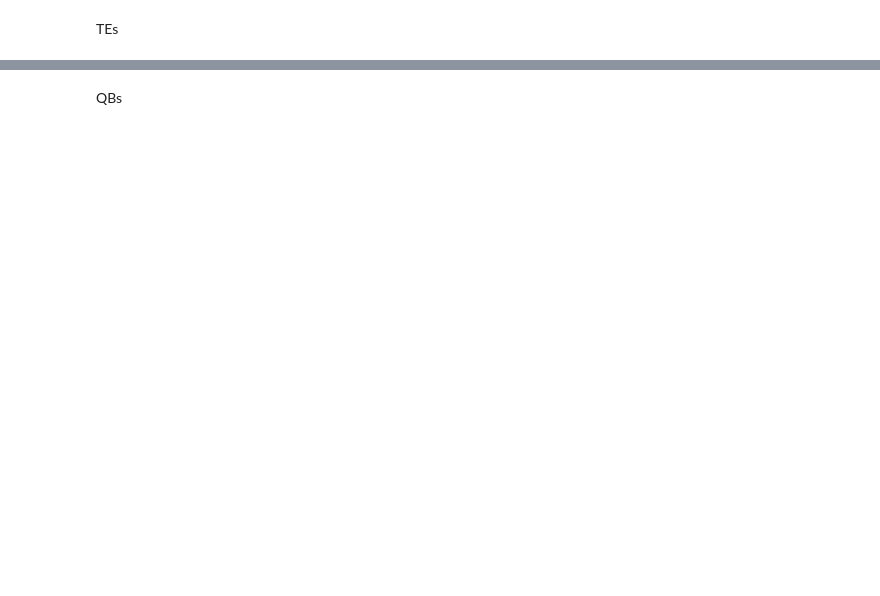
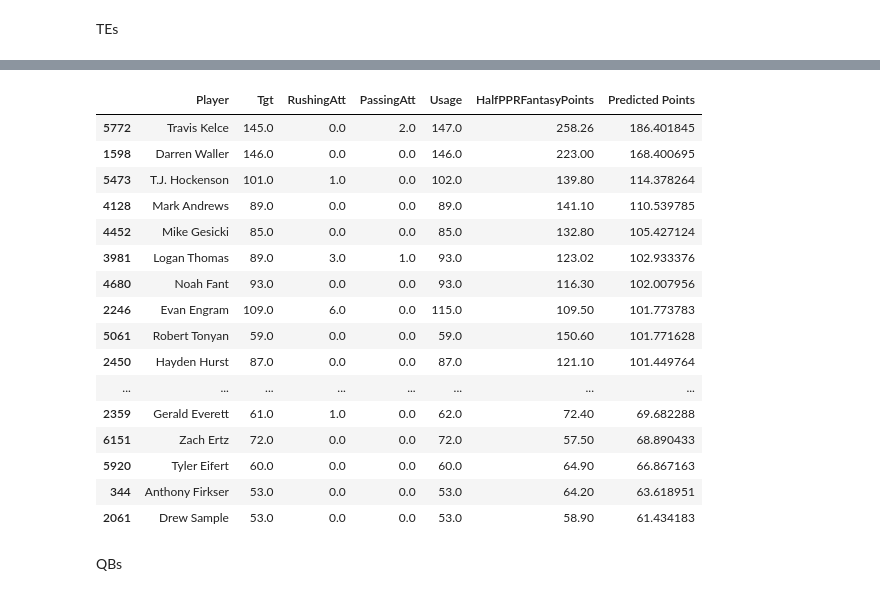
Before and after one commit to srtalaie/FFDataProject, a Jupyter notebook: notebooks/SupervisedMachineLearning.ipynb, the cells around one changed output, grey strips where cells are left out. Drawn from its saved outputs; the diff is of its cells as text; code cells hidden in the pictures; blank space fills up the shorter version.

```diff
--- a/notebooks/SupervisedMachineLearning.ipynb
+++ b/notebooks/SupervisedMachineLearning.ipynb
@@ -156,14 +190,32 @@ mean_absolute_error(TE_y_test, TE_y_predict)
 # %%
 te_df_pred = te_df.loc[
     (te_df['Usage'] > 50) & (te_df['Year'] == 2020),
      ['Player', 'Tgt', 'RushingAtt', 'PassingAtt', 'Usage', f'{scoring_format}FantasyPoints']
 ]
 
-te_df_pred['Predicted_2021'] = lr.predict(
+te_df_pred['Predicted Points'] = lr.predict(
     te_df_pred[['Tgt', 'RushingAtt', 'PassingAtt', 'Usage', f'{scoring_format}FantasyPoints']].values
 )
 
-te_df_pred.sort_values(by='Predicted_2021', ascending=False).head(100)
+te_df_pred.sort_values(by='Predicted Points', ascending=False).head(100)
+# %% [output]
+|  | Player | Tgt | RushingAtt | PassingAtt | Usage | HalfPPRFantasyPoints | Predicted Points |
+| 5772 | Travis Kelce | 145.0 | 0.0 | 2.0 | 147.0 | 258.26 | 186.401845 |
+| 1598 | Darren Waller | 146.0 | 0.0 | 0.0 | 146.0 | 223.00 | 168.400695 |
+| 5473 | T.J. Hockenson | 101.0 | 1.0 | 0.0 | 102.0 | 139.80 | 114.378264 |
+| 4128 | Mark Andrews | 89.0 | 0.0 | 0.0 | 89.0 | 141.10 | 110.539785 |
+| 4452 | Mike Gesicki | 85.0 | 0.0 | 0.0 | 85.0 | 132.80 | 105.427124 |
+| 3981 | Logan Thomas | 89.0 | 3.0 | 1.0 | 93.0 | 123.02 | 102.933376 |
+| 4680 | Noah Fant | 93.0 | 0.0 | 0.0 | 93.0 | 116.30 | 102.007956 |
+| 2246 | Evan Engram | 109.0 | 6.0 | 0.0 | 115.0 | 109.50 | 101.773783 |
+| 5061 | Robert Tonyan | 59.0 | 0.0 | 0.0 | 59.0 | 150.60 | 101.771628 |
+| 2450 | Hayden Hurst | 87.0 | 0.0 | 0.0 | 87.0 | 121.10 | 101.449764 |
+| ... | ... | ... | ... | ... | ... | ... | ... |
+| 2359 | Gerald Everett | 61.0 | 1.0 | 0.0 | 62.0 | 72.40 | 69.682288 |
+| 6151 | Zach Ertz | 72.0 | 0.0 | 0.0 | 72.0 | 57.50 | 68.890433 |
+| 5920 | Tyler Eifert | 60.0 | 0.0 | 0.0 | 60.0 | 64.90 | 66.867163 |
+| 344 | Anthony Firkser | 53.0 | 0.0 | 0.0 | 53.0 | 64.20 | 63.618951 |
+| 2061 | Drew Sample | 53.0 | 0.0 | 0.0 | 53.0 | 58.90 | 61.434183 |
 # %% [markdown]
 QBs
 # %%
```
Also changed, not shown: parts of 7 cells of this notebook, 3 other files.
